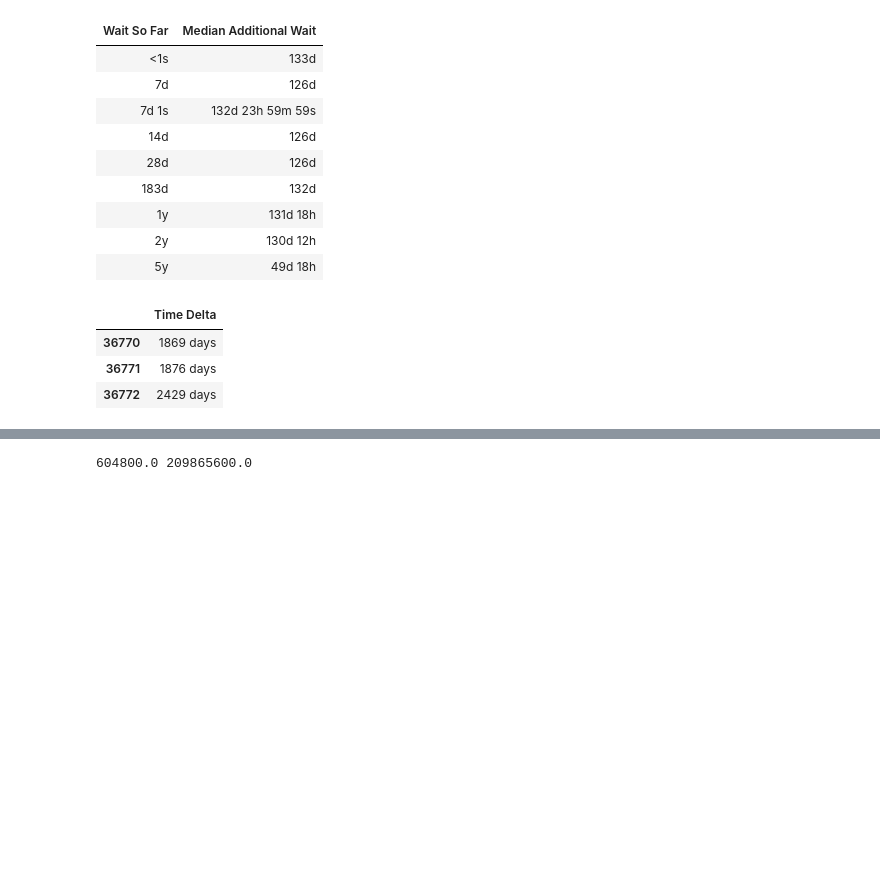
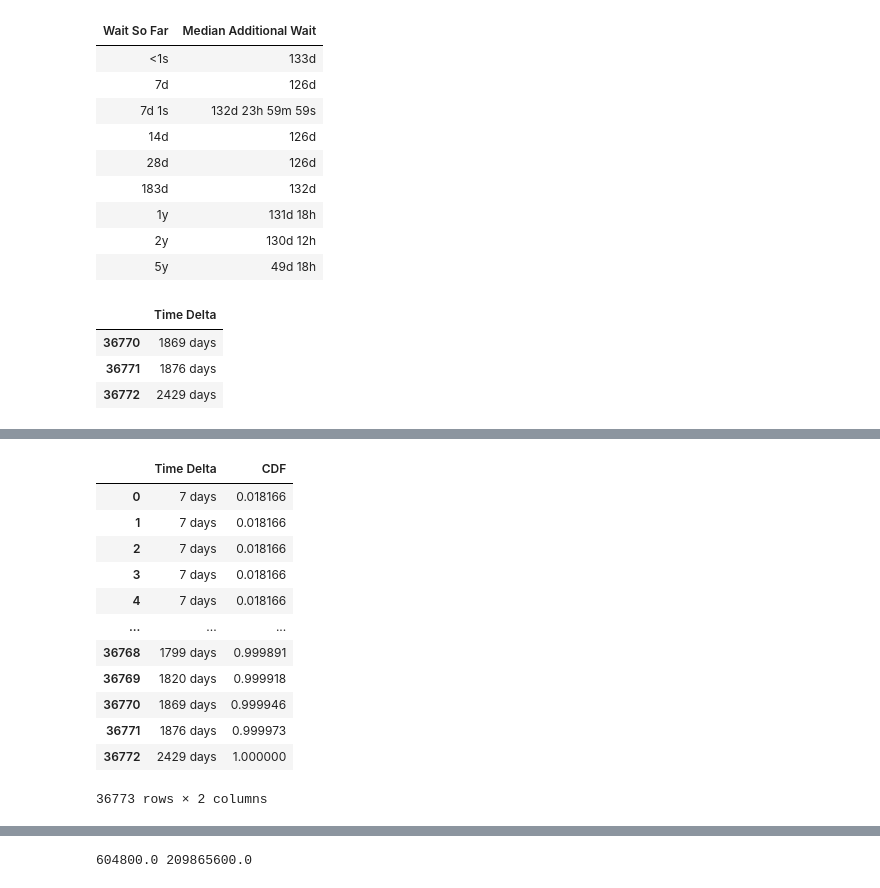
Before and after one commit to CarlKCarlK/wait-times, a Jupyter notebook: wait-times.ipynb, the cells around one changed output, grey strips where cells are left out. Drawn from its saved outputs; the diff is of its cells as text; code cells hidden in the pictures; blank space fills up the shorter version.

```diff
--- a/wait-times.ipynb
+++ b/wait-times.ipynb
@@ -211,0 +214,18 @@ wiki_wait_ticks
+# %%
+
+lotto_df['CDF'] = lotto_df['Time Delta'].rank(pct=True)
+lotto_df
+# %% [output]
+|  | Time Delta | CDF |
+| 0 | 7 days | 0.018166 |
+| 1 | 7 days | 0.018166 |
+| 2 | 7 days | 0.018166 |
+| 3 | 7 days | 0.018166 |
+| 4 | 7 days | 0.018166 |
+| ... | ... | ... |
+| 36768 | 1799 days | 0.999891 |
+| 36769 | 1820 days | 0.999918 |
+| 36770 | 1869 days | 0.999946 |
+| 36771 | 1876 days | 0.999973 |
+| 36772 | 2429 days | 1.000000 |
+36773 rows × 2 columns
```
Also changed, not shown: parts of 5 cells of this notebook.
